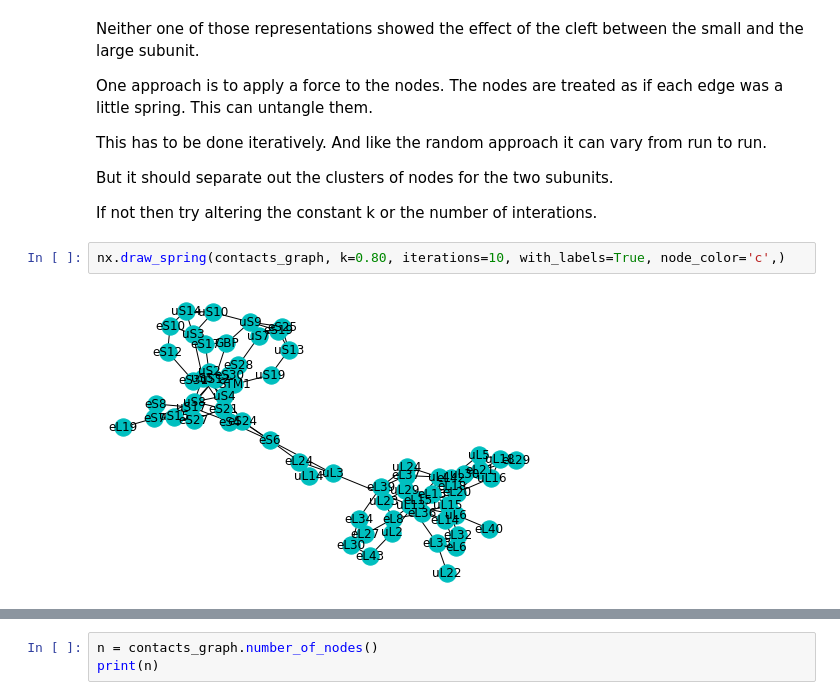
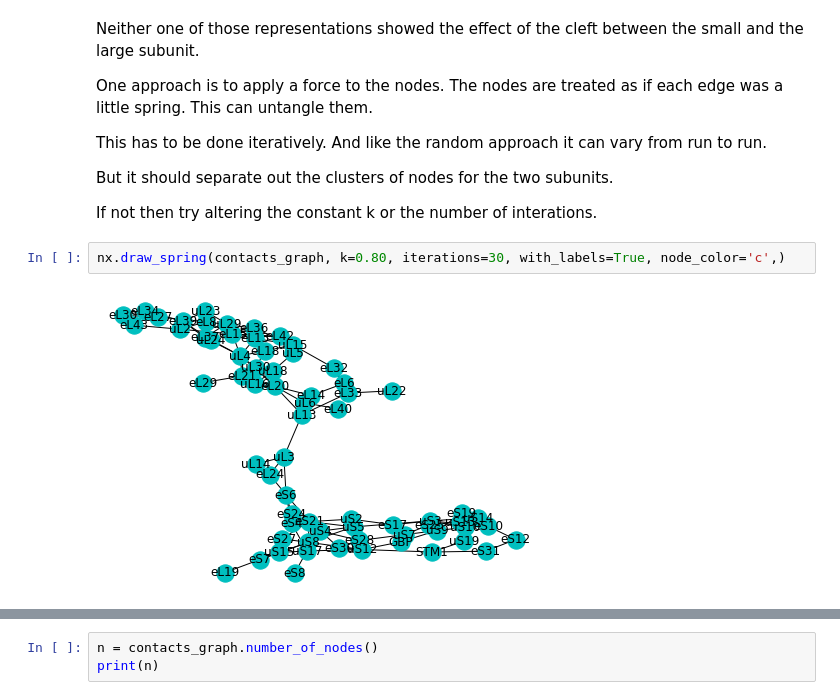
Before and after one commit to ARU-Bioinf-CMA-2020/tw10, a Jupyter notebook: networkx_and_protein_interactions.ipynb, the cells around one changed output, grey strips where cells are left out. Saved outputs shown, nothing was run; the diff lists cells and outputs as text.

```diff
--- a/networkx_and_protein_interactions.ipynb
+++ b/networkx_and_protein_interactions.ipynb
@@ -115,6 +134,6 @@ But it should separate out the clusters of nodes for the two subunits.
 
 If not then try altering the constant k or the number of interations.
 # %%
-nx.draw_spring(contacts_graph, k=0.80, iterations=10, with_labels=True, node_color='c',)
+nx.draw_spring(contacts_graph, k=0.80, iterations=30, with_labels=True, node_color='c',)
 # %% [output]
-[figure, old version]
+[figure, new version]
```
Also changed, not shown: parts of 41 cells of this notebook.
